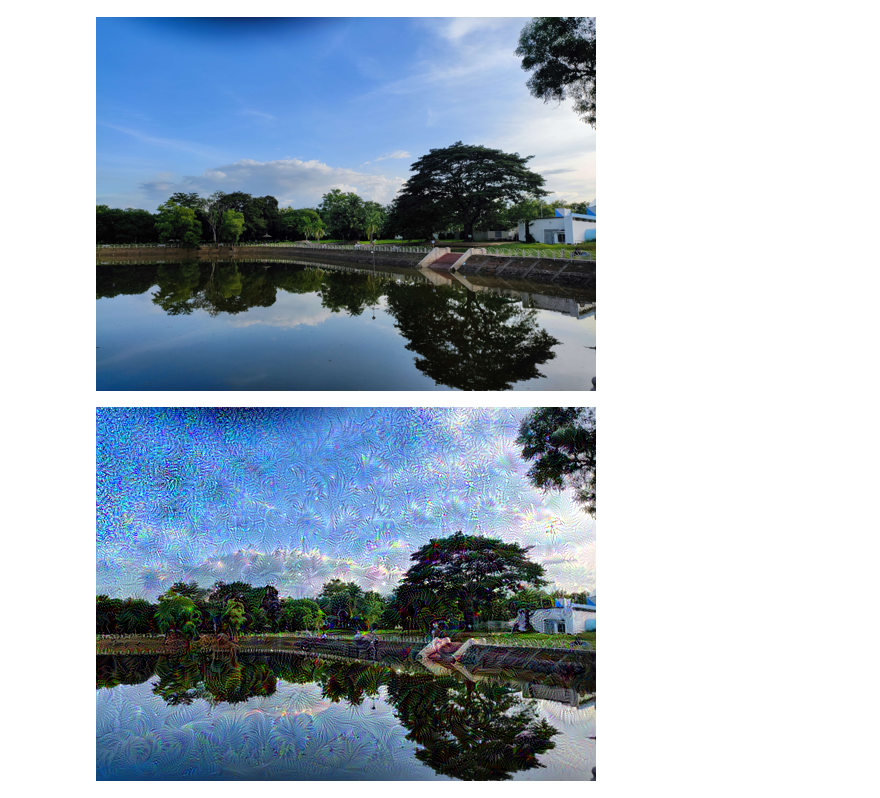
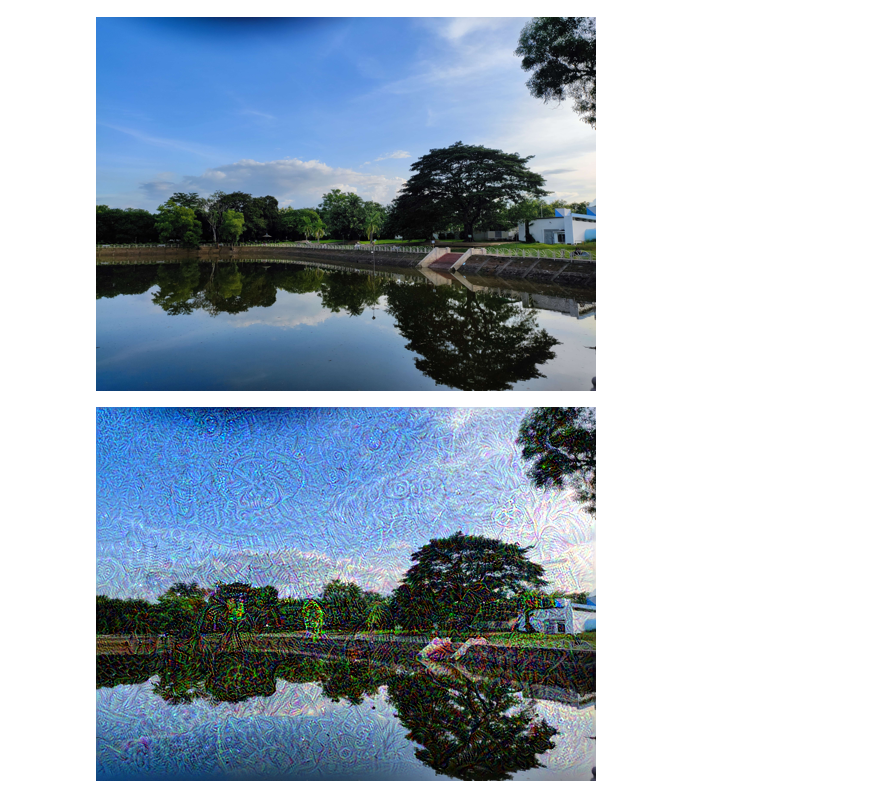
Before and after one commit to unnati026/DeepDream, a Jupyter notebook: code.ipynb, the cells around one changed output. Cells and saved outputs as stored; diff of their text form; code cells hidden in the pictures.

```diff
--- a/code.ipynb
+++ b/code.ipynb
@@ -57,7 +57,7 @@ def get_loss_and_gradient(model, inputs, total_variation_weight=0):
     grads /= tf.math.reduce_std(grads) + 1e-8
     return loss,grads
 # %%
-def run_gradient_ascent(model, inputs, epochs=1, steps_per_epoch=1, weight=0.01, total_variation_weight=0):
+def run_gradient_ascent(model, inputs, epochs=1, steps_per_epoch=1, weight=0.05, total_variation_weight=0):
     img = tf.convert_to_tensor(inputs)
     for i in range(epochs):
         for _ in range(steps_per_epoch):
@@ -77,12 +77,12 @@ show_image(input_image)
 # %%
 preprocessed_image = inception_v3.preprocess_input(input_image)
 inception=inception_v3.InceptionV3(weights="imagenet", include_top=False)
-layers_contributions=['mixed4', 'mixed5', 'mixed9']
+layers_contributions=['mixed4', 'mixed5', 'mixed9', 'mixed10']
 dream_model=deep_dream_model(inception, layers_contributions)
 deep_outputs = dream_model(preprocessed_image)
 # %%
-image_array=run_gradient_ascent(dream_model, preprocessed_image, epochs=2, steps_per_epoch=100, weight=0.01)
+image_array=run_gradient_ascent(dream_model, preprocessed_image, epochs=2, steps_per_epoch=50, weight=0.02)
 
 show_image(deprocess_inception_image(image_array))
 # %% [output]
-[figure, old version]
+[figure, new version]
```
